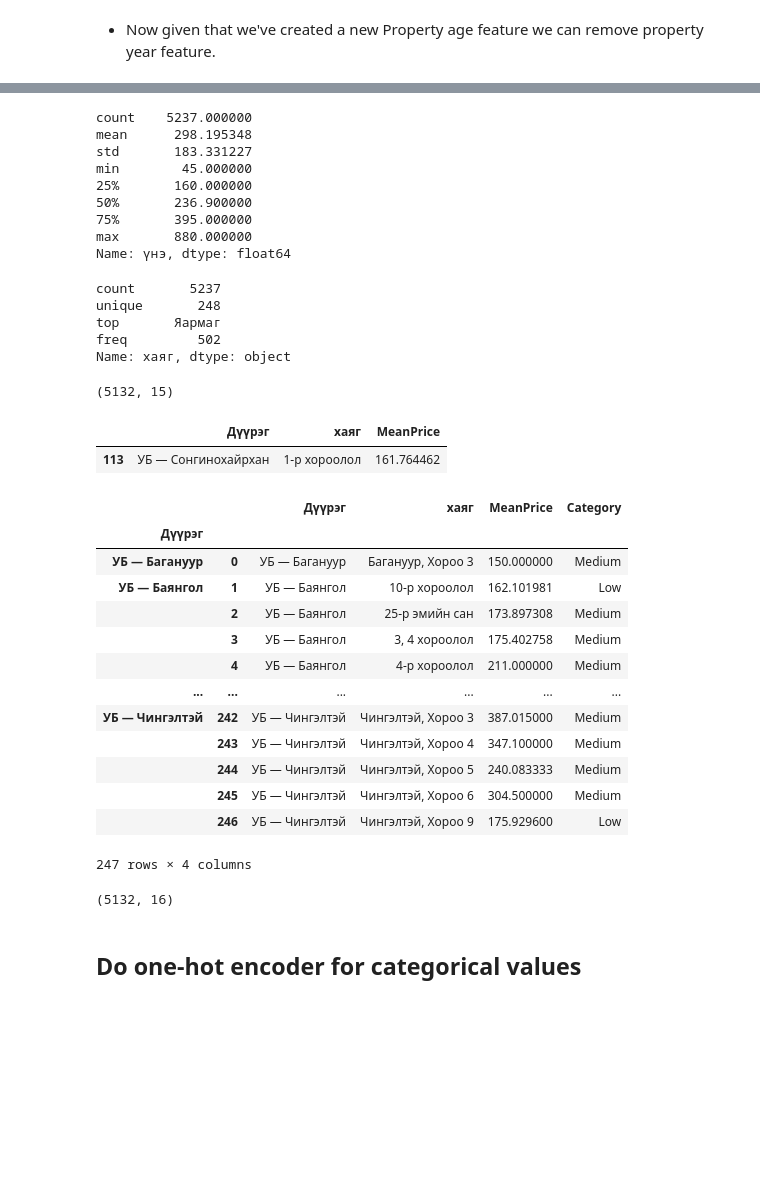
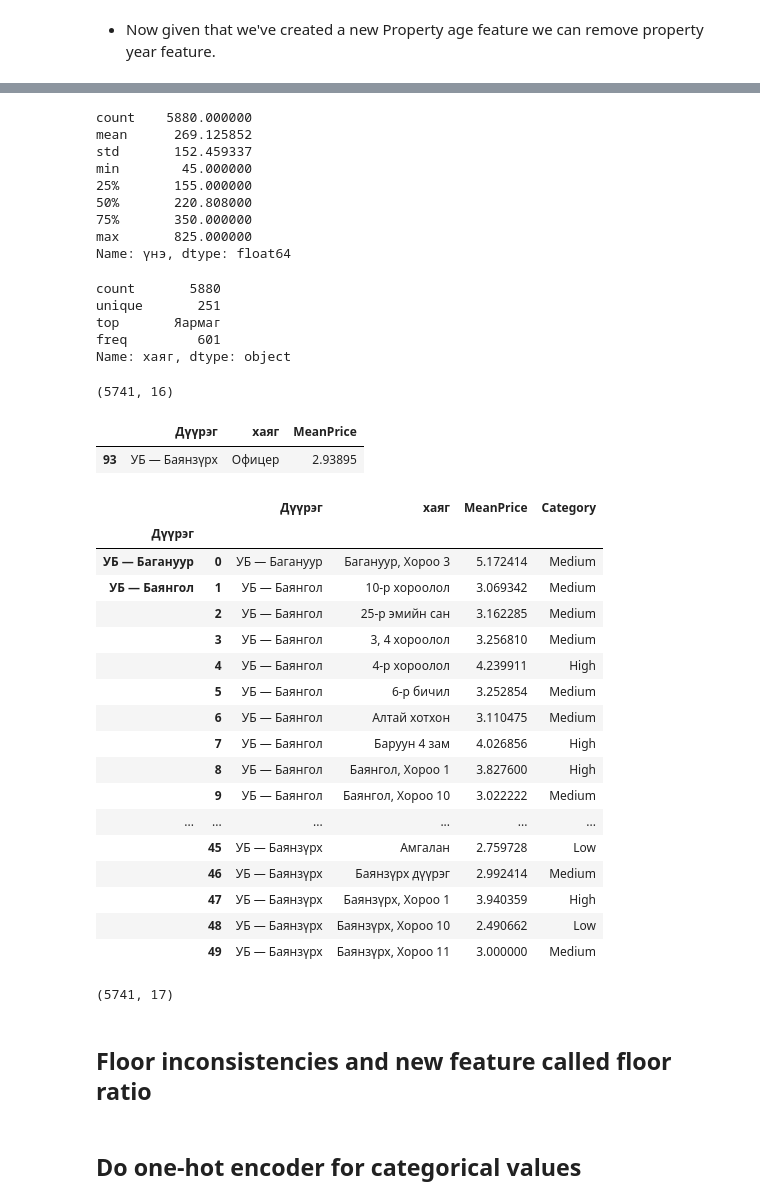
Before and after one commit to barsboldintern/TestProject, a Jupyter notebook: scraping/FeatureEngineering_module.ipynb, the cells around one changed output, grey strips where cells are left out. Cells and saved outputs as stored; diff of their text form; code cells hidden in the pictures; blank space fills up the shorter version.

```diff
--- a/scraping/FeatureEngineering_module.ipynb
+++ b/scraping/FeatureEngineering_module.ipynb
@@ -15,7 +15,7 @@ pd.set_option('display.max_columns', 100)
 %matplotlib inline
 
 # load the cleaned dataset
-df = pd.read_csv('cleaned_data.csv')
+df = pd.read_csv('datas/cleaned_data.csv')
 # %% [markdown]
 ## Developing new features and consolidating sparse classes into a one single classes.
 # %%
@@ -54,0 +69,4 @@ df.head()
+# %%
+iqr = df['Нас'].quantile(0.75) - df['Нас'].quantile(0.25)
+upper = df['Нас'].quantile(0.75) + 1.5 * iqr
+upper
@@ -54,0 +75,3 @@ df.head()
+# %%
+df = df[df['Нас'] < upper]
+df.shape
@@ -251,80 +395,86 @@ df.head()
 # %%
 df['үнэ'].describe()
 # %% [output]
-count    5237.000000
-mean      298.195348
-std       183.331227
+count    5880.000000
+mean      269.125852
+std       152.459337
 min        45.000000
-25%       160.000000
-50%       236.900000
-75%       395.000000
-max       880.000000
+25%       155.000000
+50%       220.808000
+75%       350.000000
+max       825.000000
 Name: үнэ, dtype: float64
 # %%
 df['хаяг'].describe()
 # %% [output]
-count       5237
-unique       248
+count       5880
+unique       251
 top       Яармаг
-freq         502
+freq         601
 Name: хаяг, dtype: object
 # %%
 df = df[df['хаяг'] != 0]
 df.shape
 # %% [output]
-(5132, 15)
+(5741, 16)
 # %%
-
-mean_prices = df.groupby(['Дүүрэг', 'хаяг'])['үнэ'].mean().reset_index(name='MeanPrice')
+df['PricePerArea'] = df['үнэ'] / df['Талбай:']
+mean_prices = df.groupby(['Дүүрэг', 'хаяг'])['PricePerArea'].mean().reset_index(name='MeanPrice')
 pd.reset_option('display.max_rows')
-mean_prices[mean_prices['хаяг'] == '1-р хороолол']
+mean_prices[mean_prices['хаяг'] == 'Офицер']
 # %% [output]
 |  | Дүүрэг | хаяг | MeanPrice |
-| 113 | УБ — Сонгинохайрхан | 1-р хороолол | 161.764462 |
+| 93 | УБ — Баянзүрх | Офицер | 2.93895 |
 # %%
 # Define a function to categorize each district
 def categorize_district(district_df):
     Q1 = district_df['MeanPrice'].quantile(0.25)
     Q3 = district_df['MeanPrice'].quantile(0.75)
     min_val = district_df['MeanPrice'].min()
     max_val = district_df['MeanPrice'].max()
 
     bins = [min_val, Q1, Q3, max_val]
 
     # Ensure bin edges are unique
     if len(set(bins)) < len(bins):
         district_df['Category'] = 'Medium'  # Default category if bin edges are not unique
     else:
         labels = ['Low', 'Medium', 'High']
         district_df['Category'] = pd.cut(district_df['MeanPrice'], bins=bins, labels=labels, include_lowest=True)
 
     return district_df
 
 # Apply the function to each district
 categorized_mean_prices = mean_prices.groupby('Дүүрэг').apply(categorize_district)
-categorized_mean_prices
+categorized_mean_prices.head(50)
 # %% [output]
 |  |  | Дүүрэг | хаяг | MeanPrice | Category |
 | Дүүрэг |  |  |  |  |  |
-| УБ — Багануур | 0 | УБ — Багануур | Багануур, Хороо 3 | 150.000000 | Medium |
-| УБ — Баянгол | 1 | УБ — Баянгол | 10-р хороолол | 162.101981 | Low |
-|  | 2 | УБ — Баянгол | 25-р эмийн сан | 173.897308 | Medium |
-|  | 3 | УБ — Баянгол | 3, 4 хороолол | 175.402758 | Medium |
-|  | 4 | УБ — Баянгол | 4-р хороолол | 211.000000 | Medium |
+| УБ — Багануур | 0 | УБ — Багануур | Багануур, Хороо 3 | 5.172414 | Medium |
+| УБ — Баянгол | 1 | УБ — Баянгол | 10-р хороолол | 3.069342 | Medium |
+|  | 2 | УБ — Баянгол | 25-р эмийн сан | 3.162285 | Medium |
+|  | 3 | УБ — Баянгол | 3, 4 хороолол | 3.256810 | Medium |
+|  | 4 | УБ — Баянгол | 4-р хороолол | 4.239911 | High |
+|  | 5 | УБ — Баянгол | 6-р бичил | 3.252854 | Medium |
+|  | 6 | УБ — Баянгол | Алтай хотхон | 3.110475 | Medium |
+|  | 7 | УБ — Баянгол | Баруун 4 зам | 4.026856 | High |
+|  | 8 | УБ — Баянгол | Баянгол, Хороо 1 | 3.827600 | High |
+|  | 9 | УБ — Баянгол | Баянгол, Хороо 10 | 3.022222 | Medium |
 | ... | ... | ... | ... | ... | ... |
-| УБ — Чингэлтэй | 242 | УБ — Чингэлтэй | Чингэлтэй, Хороо 3 | 387.015000 | Medium |
-|  | 243 | УБ — Чингэлтэй | Чингэлтэй, Хороо 4 | 347.100000 | Medium |
-|  | 244 | УБ — Чингэлтэй | Чингэлтэй, Хороо 5 | 240.083333 | Medium |
-|  | 245 | УБ — Чингэлтэй | Чингэлтэй, Хороо 6 | 304.500000 | Medium |
-|  | 246 | УБ — Чингэлтэй | Чингэлтэй, Хороо 9 | 175.929600 | Low |
+|  | 45 | УБ — Баянзүрх | Амгалан | 2.759728 | Low |
+|  | 46 | УБ — Баянзүрх | Баянзүрх дүүрэг | 2.992414 | Medium |
+|  | 47 | УБ — Баянзүрх | Баянзүрх, Хороо 1 | 3.940359 | High |
+|  | 48 | УБ — Баянзүрх | Баянзүрх, Хороо 10 | 2.490662 | Low |
+|  | 49 | УБ — Баянзүрх | Баянзүрх, Хороо 11 | 3.000000 | Medium |
-247 rows × 4 columns
 # %%
 # Merge the categories back to the original dataframe
 a = df.merge(categorized_mean_prices[['хаяг', 'Category']], on='хаяг', how='left')
 
 a.shape
 # %% [output]
-(5132, 16)
+(5741, 17)
+# %% [markdown]
+## Floor inconsistencies and new feature called floor ratio
 # %%
 a = a[a['Хэдэн давхарт:'] > 0]
 
```
Also changed, not shown: parts of 47 cells of this notebook, 32 other files.
